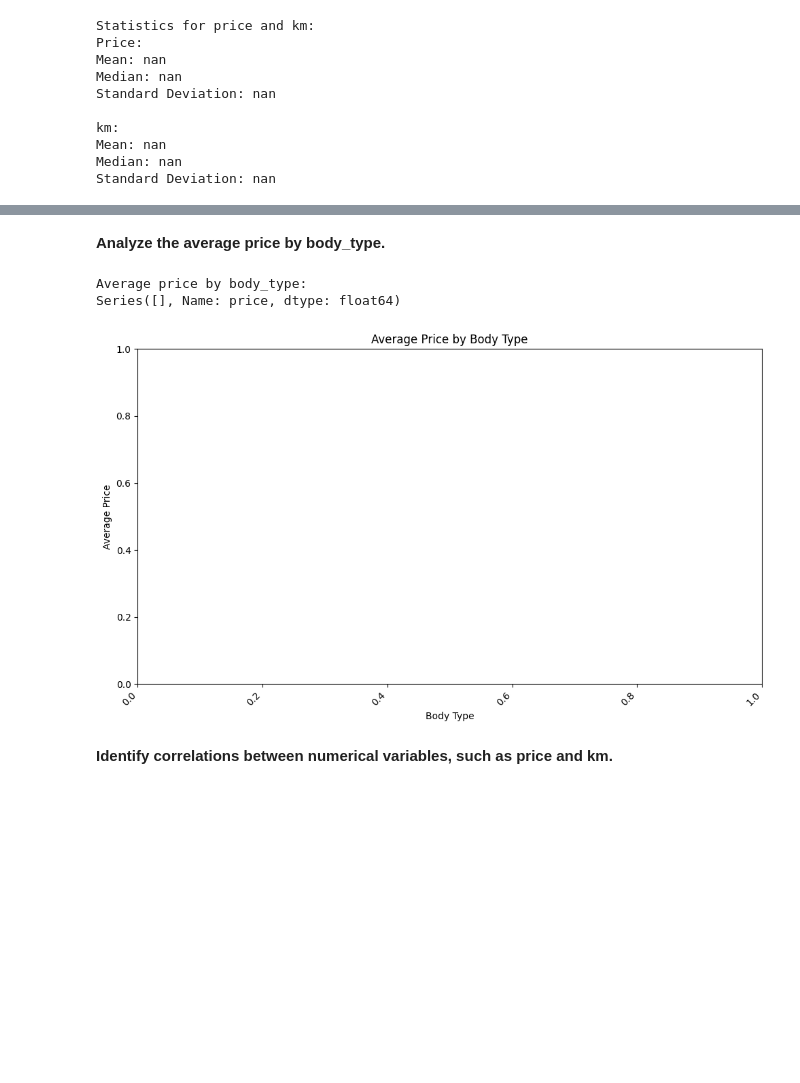
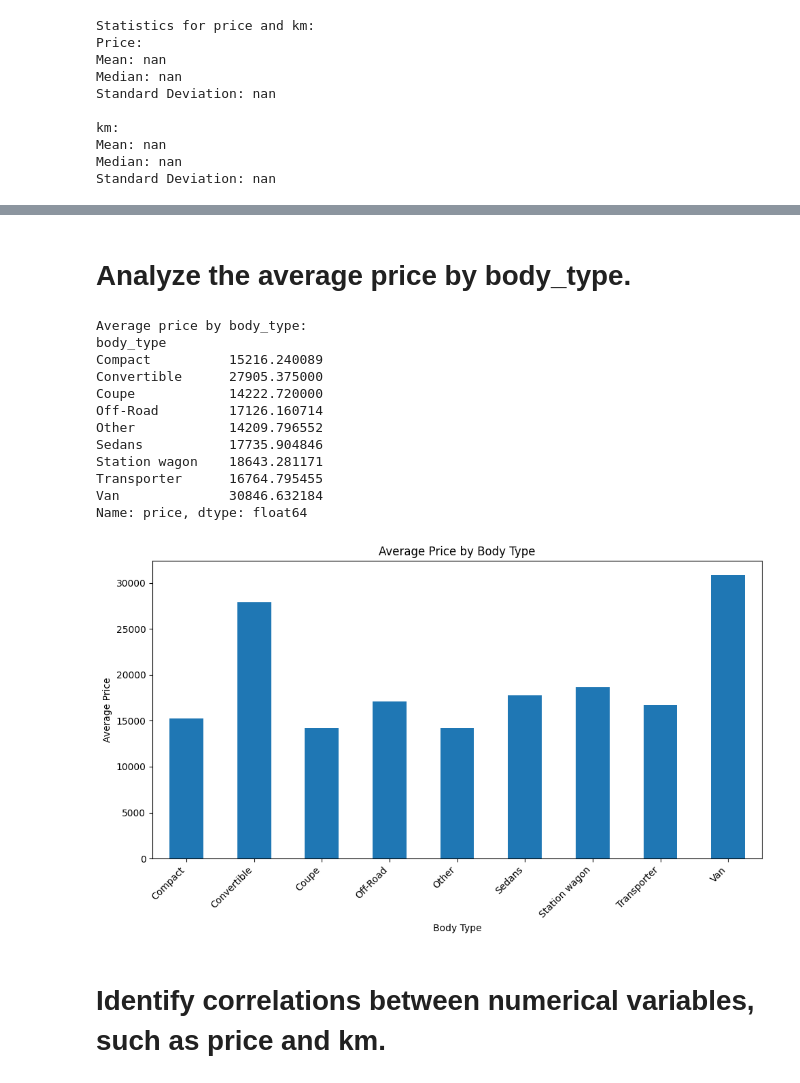
Before and after one commit to tejagandham18/Dataanalyst, a Jupyter notebook: Project_2.ipynb, the cells around one changed output, grey strips where cells are left out. Drawn from its saved outputs; the diff is of its cells as text; code cells hidden in the pictures; blank space fills up the shorter version.

```diff
--- a/Project_2.ipynb
+++ b/Project_2.ipynb
@@ -285,28 +293,38 @@ plt.show()
 # %% [markdown]
-**Analyze the average price by body_type.**
+# 	Analyze the average price by body_type.
 # %%
-# prompt: generate a code to Analyze the average price by body_type.
+# prompt: generate a code for to Analyze the average price by body_type.
 
 # Analyze the average price by body_type.
-if 'body_type' in data_cleaned.columns and 'price' in data_cleaned.columns:
-    average_price_by_body_type = data_cleaned.groupby('body_type')['price'].mean()
+if 'body_type' in data.columns and 'price' in data.columns:
+    average_price_by_body_type = data.groupby('body_type')['price'].mean()
     print("\nAverage price by body_type:")
     print(average_price_by_body_type)
 
-    # Visualization: Bar plot of average price by body_type
+    # Create a bar plot to visualize the average price by body type
     plt.figure(figsize=(10, 6))
-    sns.barplot(x=average_price_by_body_type.index, y=average_price_by_body_type.values)
+    average_price_by_body_type.plot(kind='bar')
     plt.title('Average Price by Body Type')
     plt.xlabel('Body Type')
     plt.ylabel('Average Price')
-    plt.xticks(rotation=45, ha='right')  # Rotate x-axis labels for readability
+    plt.xticks(rotation=45, ha='right')  # Rotate x-axis labels for better readability
     plt.tight_layout()  # Adjust layout to prevent labels from overlapping
     plt.show()
 else:
     print("Error: 'body_type' or 'price' columns not found in the DataFrame.")
 # %% [output]
 Average price by body_type:
-Series([], Name: price, dtype: float64)
+body_type
+Compact          15216.240089
+Convertible      27905.375000
+Coupe            14222.720000
+Off-Road         17126.160714
+Other            14209.796552
+Sedans           17735.904846
+Station wagon    18643.281171
+Transporter      16764.795455
+Van              30846.632184
+Name: price, dtype: float64
-[figure, old version]
+[figure, new version]
 # %% [markdown]
-**Identify correlations between numerical variables, such as price and km.**
+# Identify correlations between numerical variables, such as price and km.
```
Also changed, not shown: parts of 33 cells of this notebook.
